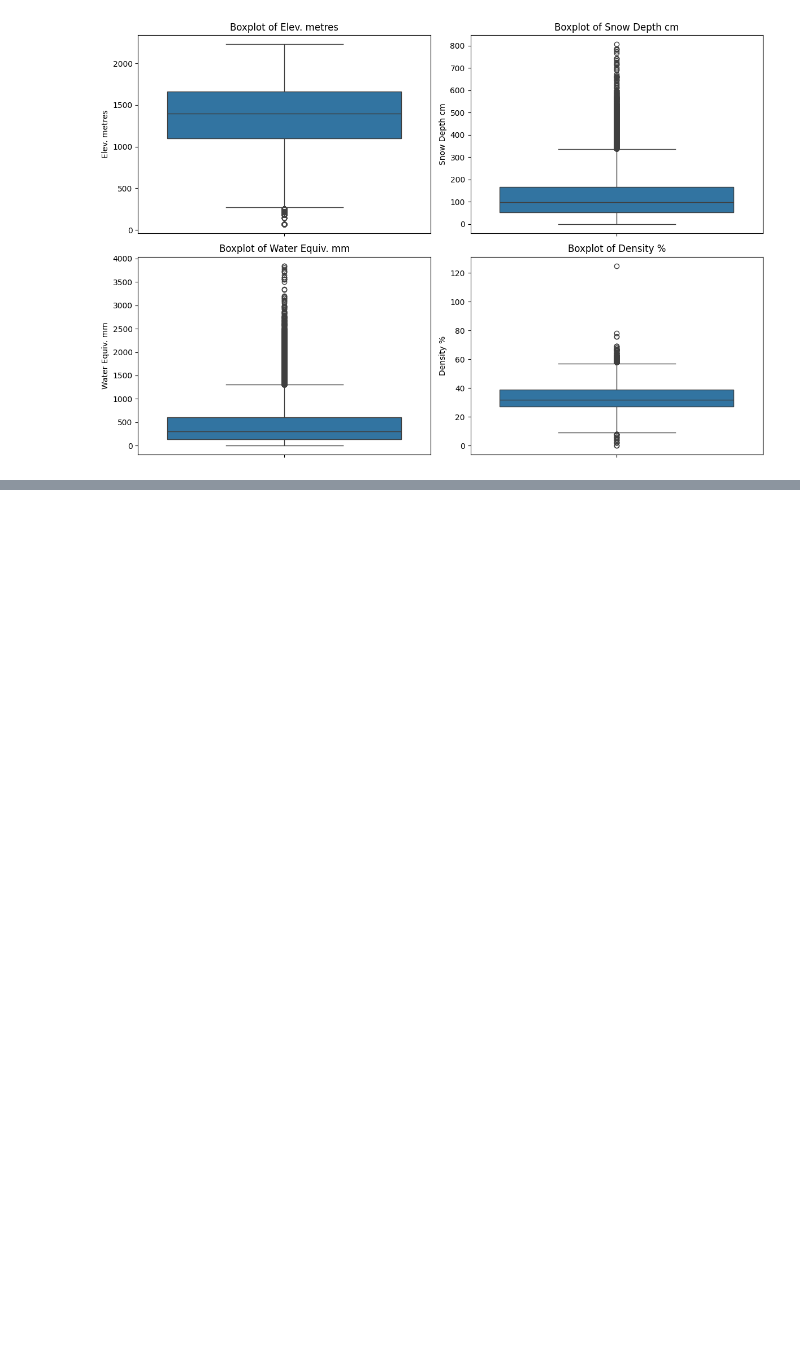
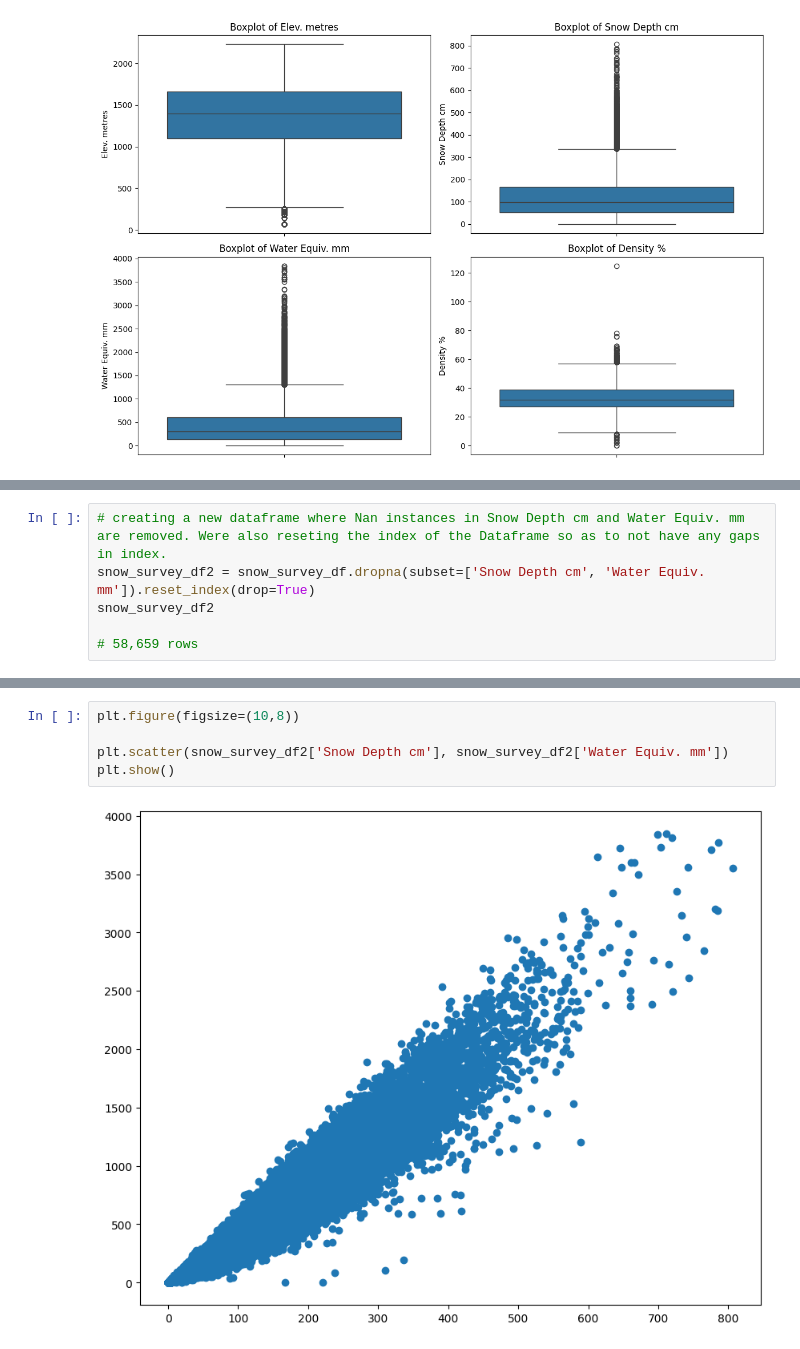
Before and after one commit to Oliver2552/Snow_Depth_Patterns_BC, a Jupyter notebook: src/snow_survey_EDA.ipynb, the cells around one changed output, grey strips where cells are left out. Cells and saved outputs as stored; diff of their text form; blank space fills up the shorter version.

```diff
--- a/src/snow_survey_EDA.ipynb
+++ b/src/snow_survey_EDA.ipynb
@@ -313,0 +384,6 @@ plt.show()
+# %%
+# creating a new dataframe where Nan instances in Snow Depth cm and Water Equiv. mm are removed. Were also reseting the index of the Dataframe so as to not have any gaps in index.
+snow_survey_df2 = snow_survey_df.dropna(subset=['Snow Depth cm', 'Water Equiv. mm']).reset_index(drop=True)
+snow_survey_df2
+
+# 58,659 rows
@@ -313,0 +404,7 @@ plt.show()
+# %%
+plt.figure(figsize=(10,8))
+
+plt.scatter(snow_survey_df2['Snow Depth cm'], snow_survey_df2['Water Equiv. mm'])
+plt.show()
+# %% [output]
+[figure, added]
```
Also changed, not shown: parts of 12 cells of this notebook.
